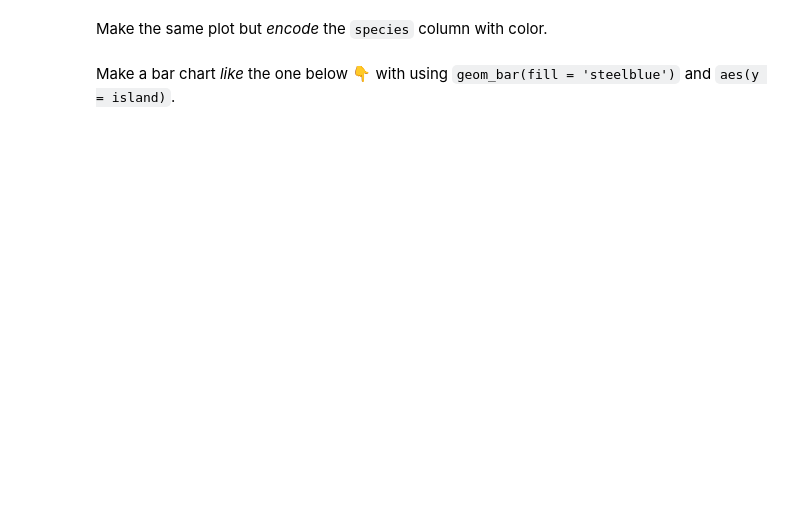
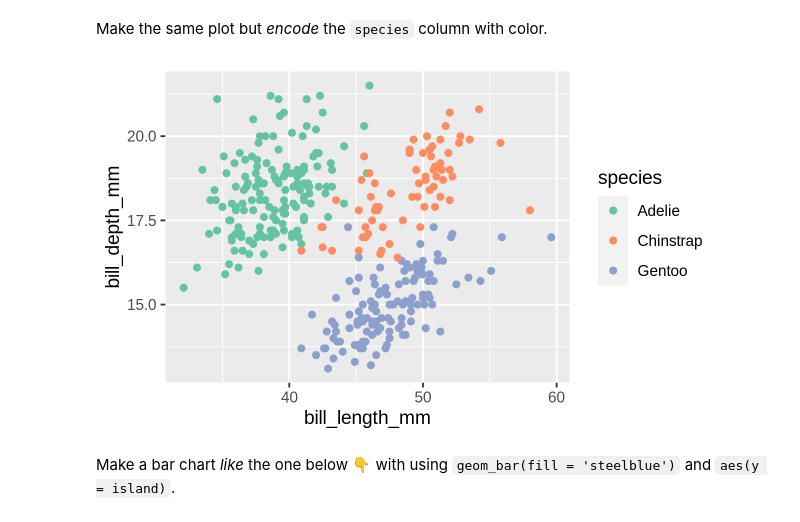
Before and after one commit to chuckpr/BIOS512-example, a Jupyter notebook: 01_BIOS512_assignment.ipynb, the cells around one changed output. Saved outputs shown, nothing was run; the diff lists cells and outputs as text; code cells hidden in the pictures; blank space fills up the shorter version.

```diff
--- a/01_BIOS512_assignment.ipynb
+++ b/01_BIOS512_assignment.ipynb
@@ -40,5 +62,15 @@ Using the `penguins` dataset, make a scatter chart with `bill_length_mm` on the
 # %% [markdown]
 Make the same plot but *encode* the `species` column with color.
+# %%
+options(repr.plot.res = 250, repr.plot.height = 3, repr.plot.width = 5)
+
+p = ggplot(penguins, aes(x = bill_length_mm, y = bill_depth_mm, color = species)) +
+    geom_point(na.rm = T) +
+    scale_color_brewer(palette = 'Set2')
+
+p
+# %% [output]
+[figure, added]
 # %% [markdown]
 Make a bar chart *like* the one below 👇 with using `geom_bar(fill = 'steelblue')` and `aes(y = island)`.
 # %% [markdown]
```
Also changed, not shown: parts of 10 cells of this notebook.
